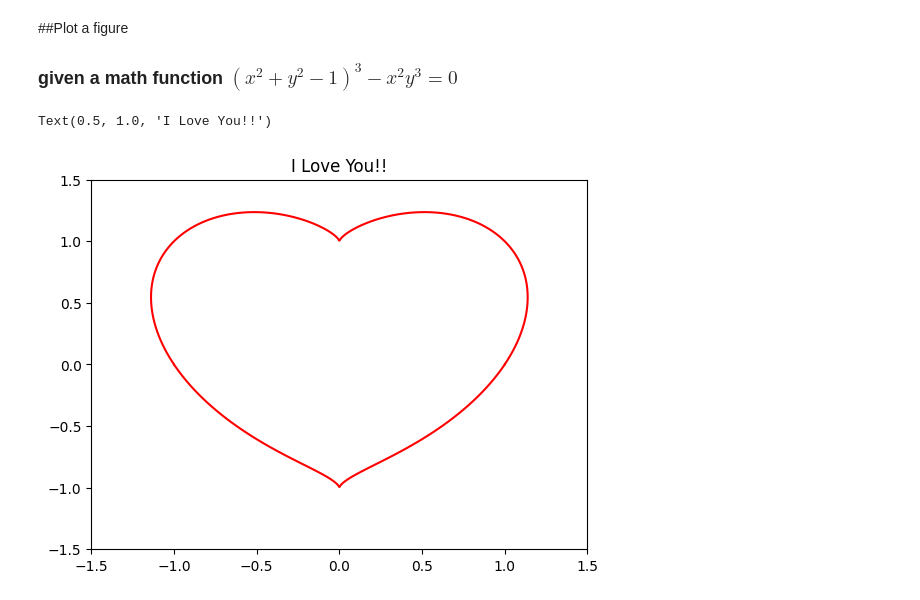
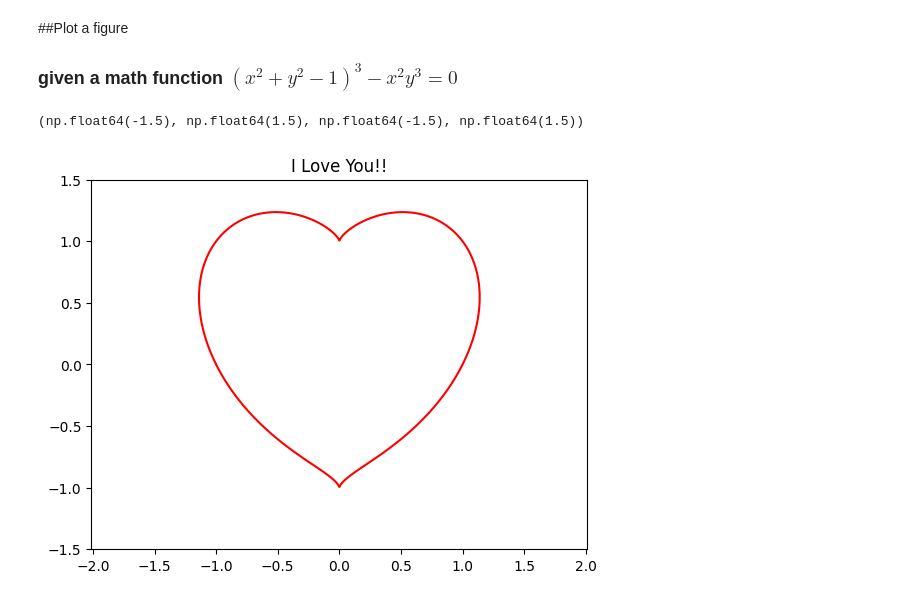
Before and after one commit to umslengineering/EENG1108, a Jupyter notebook: week4.ipynb, the cells around one changed output. Saved outputs shown, nothing was run; the diff lists cells and outputs as text; code cells hidden in the pictures.

```diff
--- a/week4.ipynb
+++ b/week4.ipynb
@@ -7,18 +7,20 @@
 # %%
 import numpy as np
 import matplotlib.pyplot as plt
 
 # create a grid of x and y values
 x = np.linspace(-1.5, 1.5, 1000)
 y = np.linspace(-1.5, 1.5, 1000)
 X,Y = np.meshgrid(x,y)
 
 #function
 F = (X**2 + Y**2 - 1)**3 - X**2 * Y**3
 
 #plot
 plt.contour(X,Y,F,[0],colors="red")
 plt.title("I Love You!!")
+plt.axis("equal")
+plt.show()
 # %% [output]
-Text(0.5, 1.0, 'I Love You!!')
+(np.float64(-1.5), np.float64(1.5), np.float64(-1.5), np.float64(1.5))
-[figure, old version]
+[figure, new version]
```
Also changed, not shown: parts of 6 cells of this notebook.
